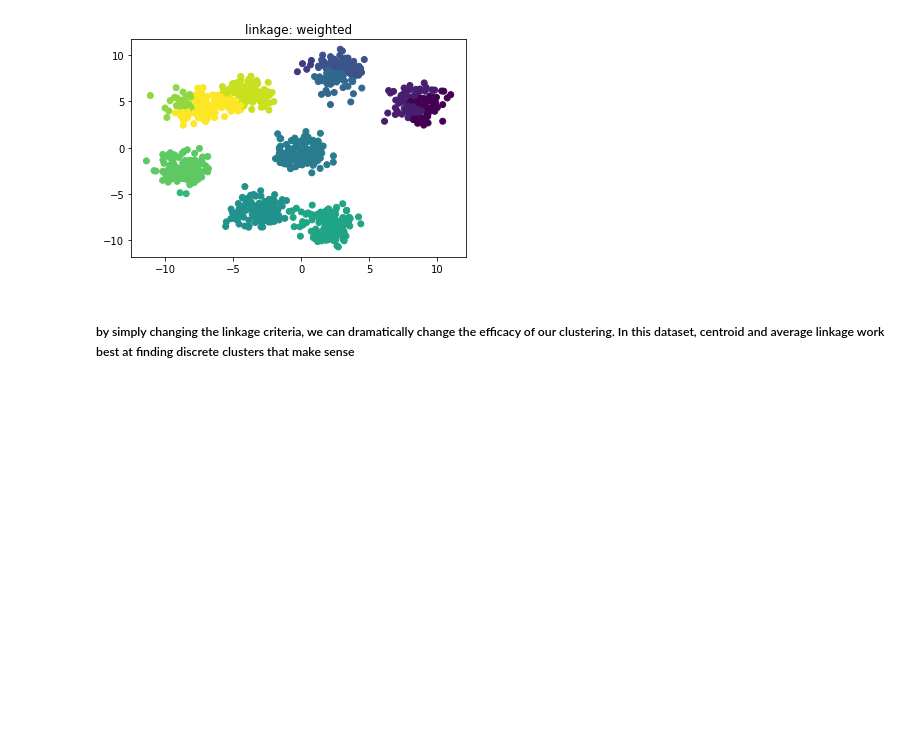
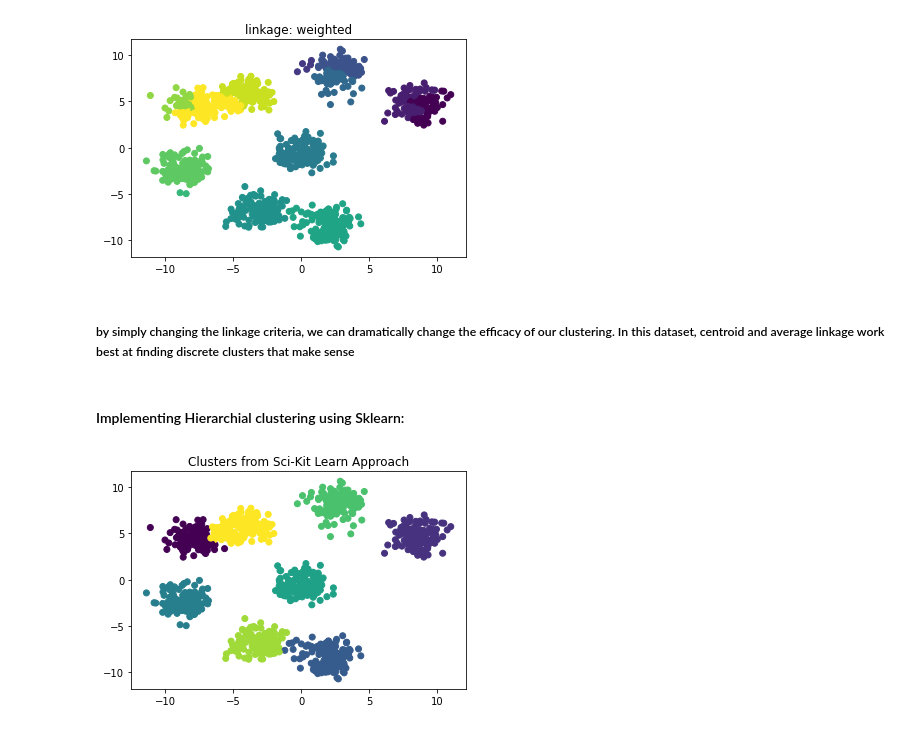
Before and after one commit to ver-akshat/Hierarchial_Agglomerative_Clustering, a Jupyter notebook: Hierarchial_Clustering.ipynb, the cells around one changed output. Cells and saved outputs as stored; diff of their text form; code cells hidden in the pictures; blank space fills up the shorter version.

```diff
--- a/Hierarchial_Clustering.ipynb
+++ b/Hierarchial_Clustering.ipynb
@@ -88,3 +88,5 @@ for method in methods:
 [figure]
 # %% [markdown]
 ##### by simply changing the linkage criteria, we can dramatically change the efficacy of our clustering. In this dataset, centroid and average linkage work best at finding discrete clusters that make sense
+# %% [markdown]
+#### Implementing Hierarchial clustering using Sklearn:
@@ -90,0 +95,14 @@ for method in methods:
+# %%
+ac=AgglomerativeClustering(n_clusters=8,affinity="euclidean",linkage="average")
+X,y=make_blobs(n_samples=1000,centers=8,n_features=2,random_state=800)
+# %%
+distances=linkage(X,method="centroid",metric="euclidean")
+sklearn_clusters=ac.fit_predict(X)
+scipy_clusters=fcluster(distances,3,criterion="distance")
+# %%
+plt.figure(figsize=(6,4))
+plt.title("Clusters from Sci-Kit Learn Approach")
+plt.scatter(X[:, 0], X[:, 1], c = sklearn_clusters)
+plt.show()
+# %% [output]
+[figure, added]
```
Also changed, not shown: parts of 1 cell of this notebook.
